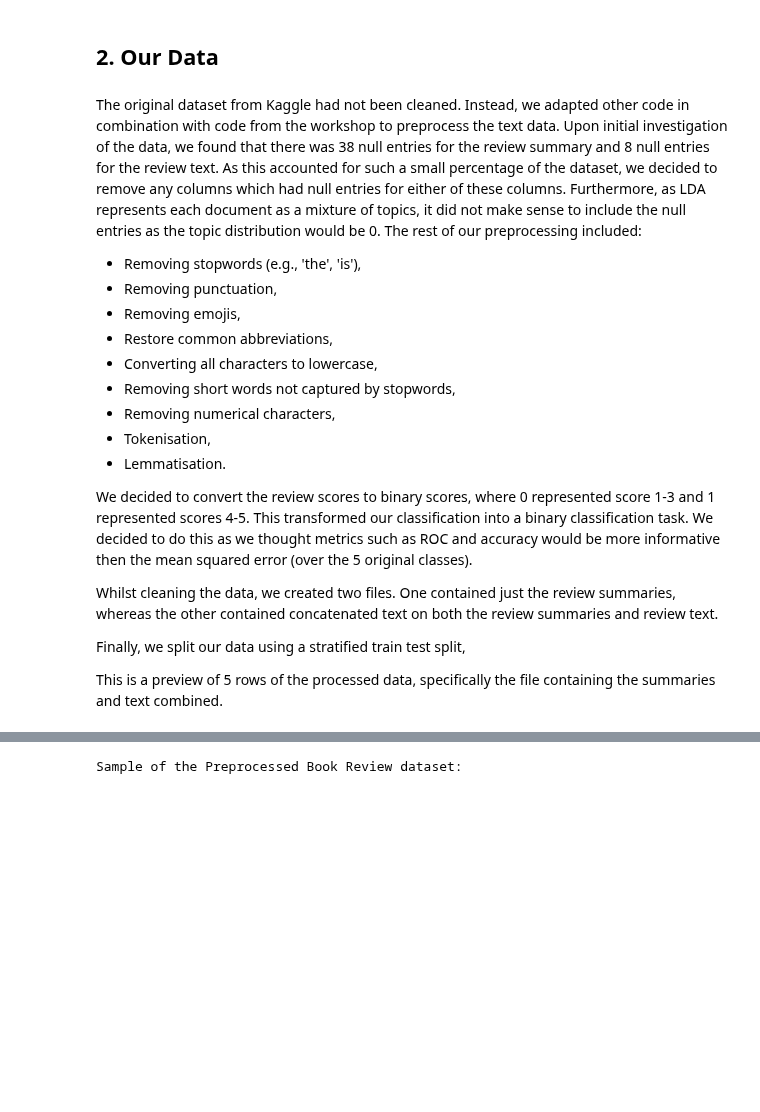
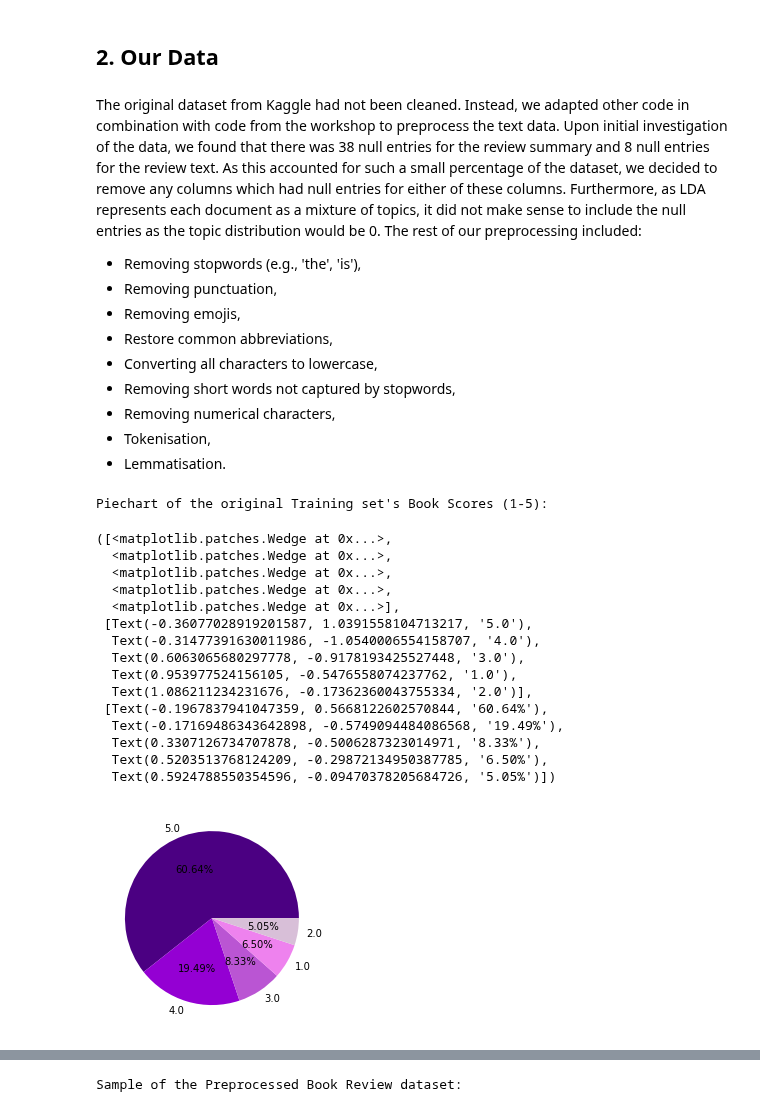
Before and after one commit to XinnGuan/DST_Assessment2, a Jupyter notebook: Erin/01-Introduction.ipynb, the cells around one changed output, grey strips where cells are left out. Cells and saved outputs as stored; diff of their text form; code cells hidden in the pictures; blank space fills up the shorter version.

```diff
--- a/Erin/01-Introduction.ipynb
+++ b/Erin/01-Introduction.ipynb
@@ -33,6 +33,8 @@ Sample of the Amazon Book Review dataset:
 | 2 | 0826414346 | Dr. Seuss: American Icon | NaN | A3UH4UZ4RSVO82 | John Granger | 10/11 | 5.0 | 1078790400 | ... |
 | 3 | 0826414346 | Dr. Seuss: American Icon | NaN | A2MVUWT453QH61 | Roy E. Perry "amateur philosopher" | 7/7 | 4.0 | 1090713600 | ... |
 | 4 | 0826414346 | Dr. Seuss: American Icon | NaN | A22X4XUPKF66MR | D. H. Richards "ninthwavestore" | 3/3 | 4.0 | 1107993600 | ... |
+# %%
+orig_df = pd.DataFrame(book_data)
 # %% [markdown]
 ## 2. Our Data
 # %% [markdown]
@@ -48,11 +50,27 @@ Upon initial investigation of the data, we found that there was 38 null entries
 * Removing numerical characters,
 * Tokenisation,
 * Lemmatisation.
-
-We decided to convert the review scores to binary scores, where 0 represented score 1-3 and 1 represented scores 4-5. This transformed our classification into a binary classification task. We decided to do this as we thought metrics such as ROC and accuracy would be more informative then the mean squared error (over the 5 original classes).
-
-Whilst cleaning the data, we created two files. One contained just the review summaries, whereas the other contained concatenated text on both the review summaries and review text.
-
-Finally, we split our data using a stratified train test split,
-
-This is a preview of 5 rows of the processed data, specifically the file containing the summaries and text combined.
+# %%
+colors = ['indigo', 'darkviolet','mediumorchid','violet','thistle']
+labels = orig_df['review/score'].value_counts().keys().map(str)
+values = orig_df['review/score'].value_counts()
+print('\033[1m' + "Piechart of the original Training set's Book Scores (1-5):")
+plt.pie(values,colors=colors,labels=labels,autopct='%1.2f%%')
+# %% [output]
+Piechart of the original Training set's Book Scores (1-5):
+([<matplotlib.patches.Wedge at 0x...>,
+  <matplotlib.patches.Wedge at 0x...>,
+  <matplotlib.patches.Wedge at 0x...>,
+  <matplotlib.patches.Wedge at 0x...>,
+  <matplotlib.patches.Wedge at 0x...>],
+ [Text(-0.36077028919201587, 1.0391558104713217, '5.0'),
+  Text(-0.31477391630011986, -1.0540006554158707, '4.0'),
+  Text(0.6063065680297778, -0.9178193425527448, '3.0'),
+  Text(0.953977524156105, -0.5476558074237762, '1.0'),
+  Text(1.086211234231676, -0.17362360043755334, '2.0')],
+ [Text(-0.1967837941047359, 0.5668122602570844, '60.64%'),
+  Text(-0.17169486343642898, -0.5749094484086568, '19.49%'),
+  Text(0.3307126734707878, -0.5006287323014971, '8.33%'),
+  Text(0.5203513768124209, -0.29872134950387785, '6.50%'),
+  Text(0.5924788550354596, -0.09470378205684726, '5.05%')])
+[figure, added]
```
Also changed, not shown: parts of 13 cells of this notebook, 1 other file.
